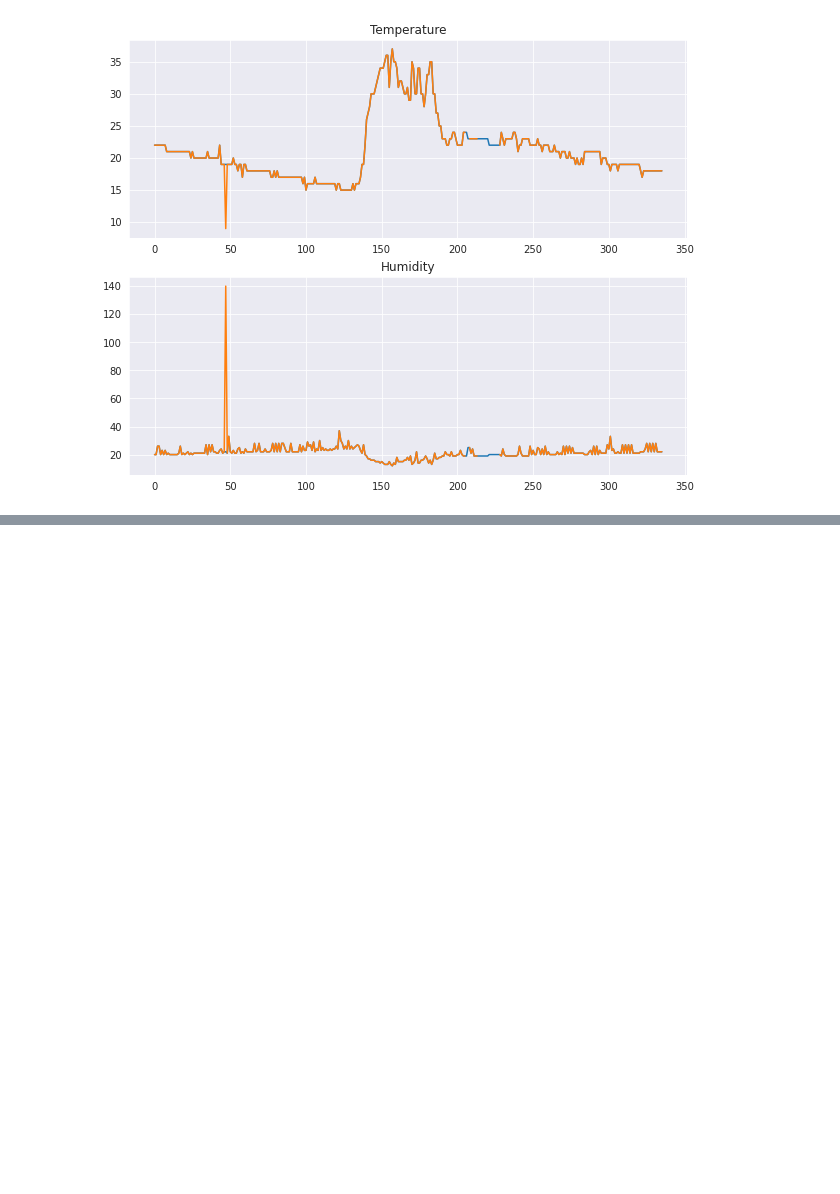
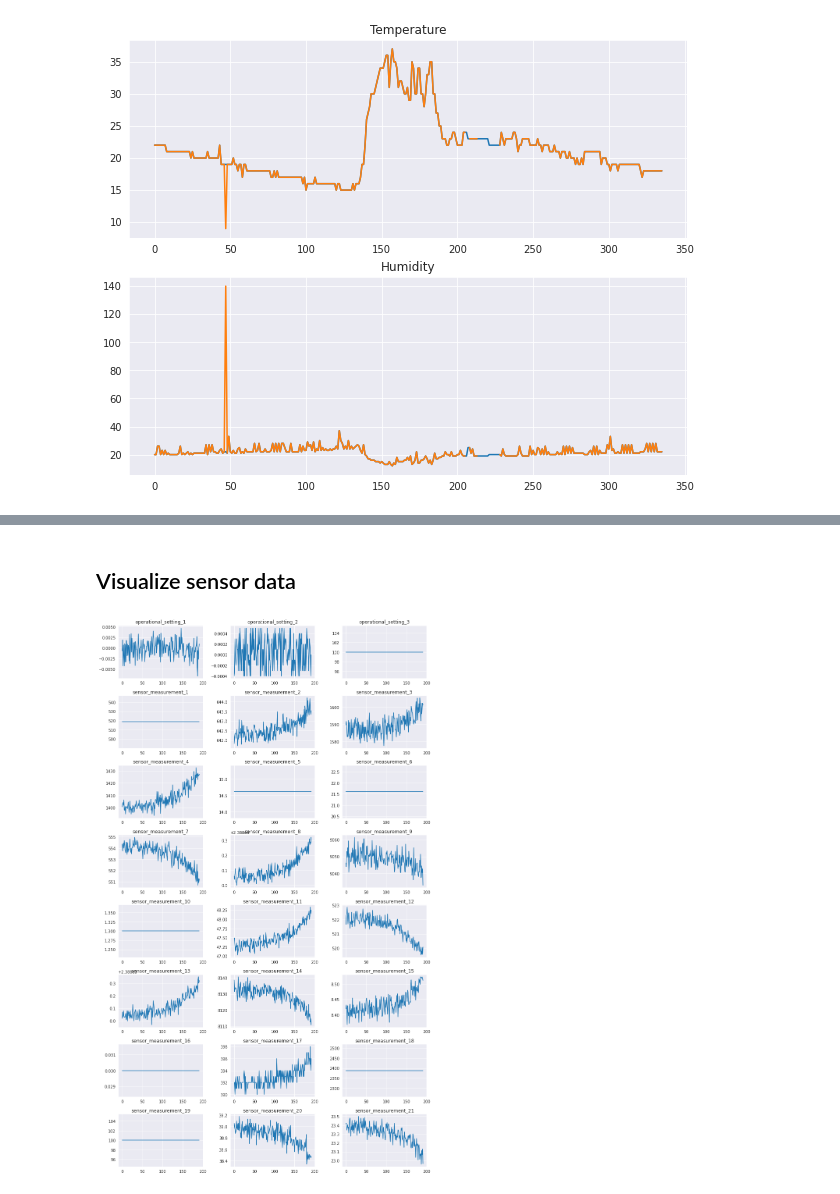
Before and after one commit to francescodisalvo05/polito-machine-learning-for-IoT, a Jupyter notebook: Labs/Lab_00.ipynb, the cells around one changed output, grey strips where cells are left out. Cells and saved outputs as stored; diff of their text form; code cells hidden in the pictures; blank space fills up the shorter version.

```diff
--- a/Labs/Lab_00.ipynb
+++ b/Labs/Lab_00.ipynb
@@ -102,0 +127,20 @@ df_test_nasa.head(2)
+# %%
+df_train_nasa.drop(columns=["sensor_measurement_22", "sensor_measurement_23"], inplace=True)
+# %% [markdown]
+## Visualize sensor data
+# %%
+features_to_plot = df_train_nasa.columns[2:]
+df_grouped = df_train_nasa.groupby('engine_no').get_group(1)[features_to_plot]
+# %%
+plt.figure(figsize=(12,20))
+
+for i,feature in enumerate(features_to_plot):
+
+  plt.subplot(8,3,i + 1)
+
+  plt.plot(df_grouped[feature])
+  plt.title(feature)
+
+plt.tight_layout()
+# %% [output]
+[figure, added]
```
Also changed, not shown: parts of 19 cells of this notebook.
